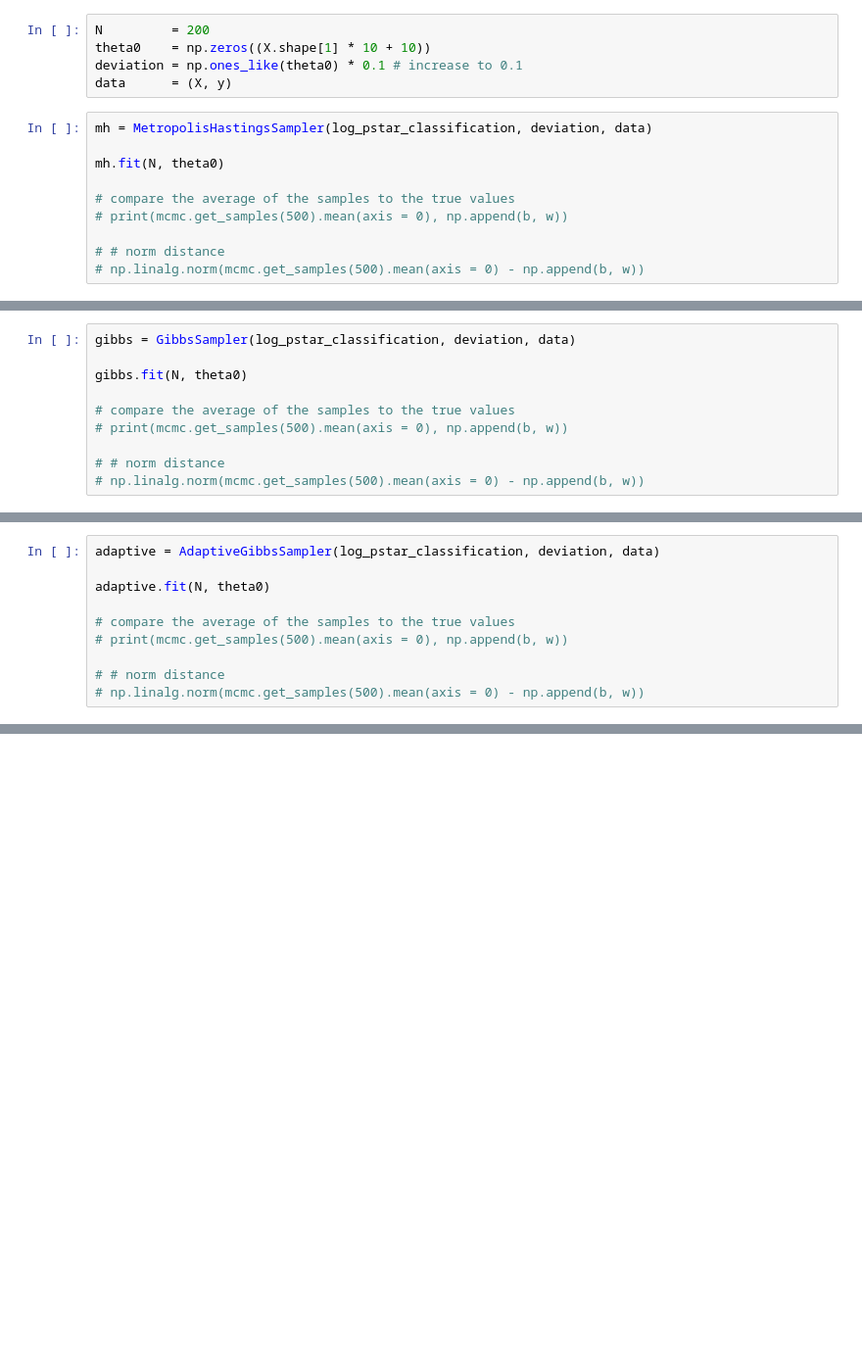
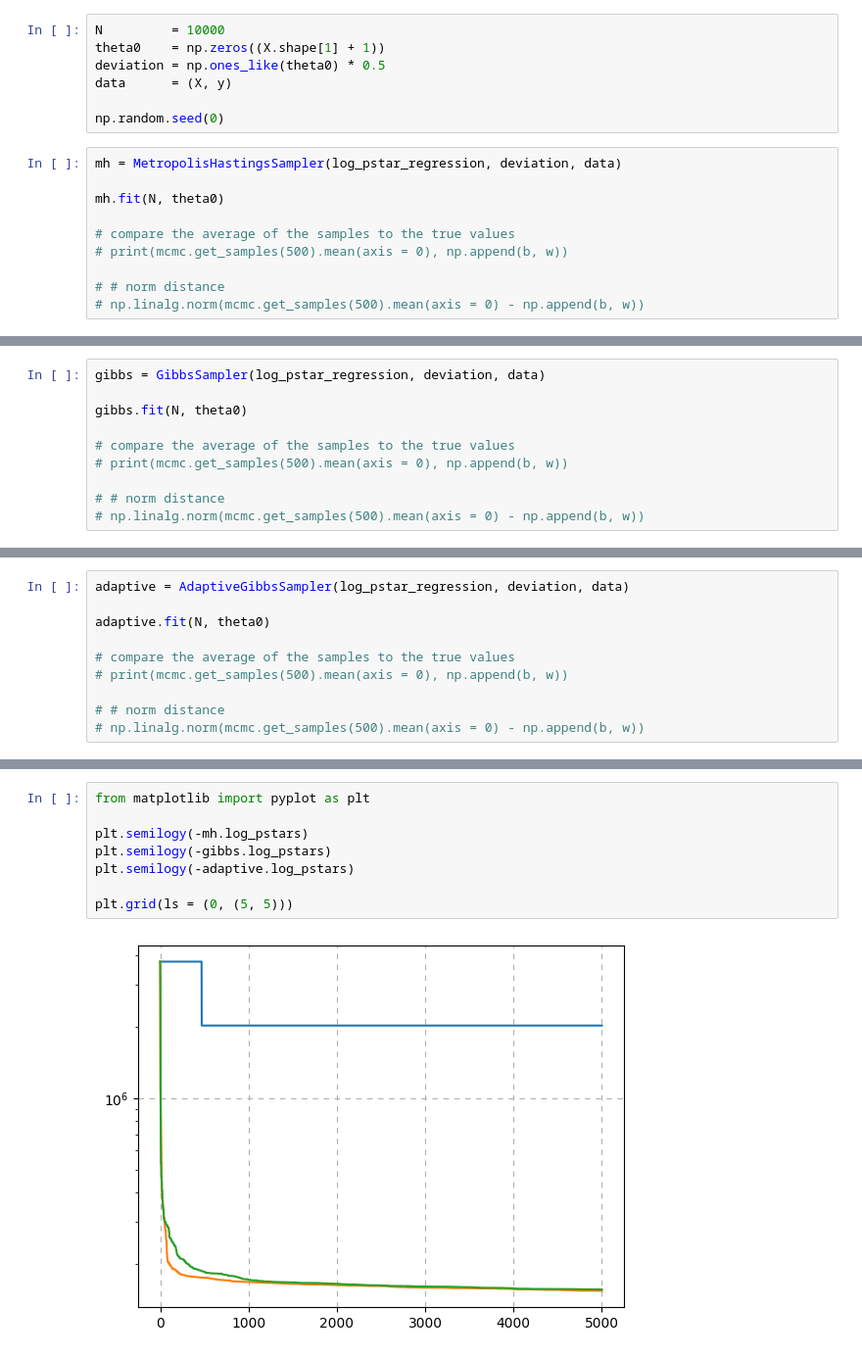
Before and after one commit to jordan-wei-taylor/mcmc, a Jupyter notebook: wip.ipynb, the cells around one changed output, grey strips where cells are left out. Shown: that part at 98% size. Saved outputs shown, nothing was run; the diff lists cells and outputs as text; blank space fills up the shorter version.

```diff
--- a/wip.ipynb
+++ b/wip.ipynb
@@ -312,10 +14,12 @@ def log_pstar_regression(theta, data, noise_deviation = 0.2, **kwargs):
 # %%
-N         = 200
-theta0    = np.zeros((X.shape[1] * 10 + 10))
-deviation = np.ones_like(theta0) * 0.1 # increase to 0.1
+N         = 10000
+theta0    = np.zeros((X.shape[1] + 1))
+deviation = np.ones_like(theta0) * 0.5
 data      = (X, y)
+
+np.random.seed(0)
 # %%
-mh = MetropolisHastingsSampler(log_pstar_classification, deviation, data)
+mh = MetropolisHastingsSampler(log_pstar_regression, deviation, data)
 
 mh.fit(N, theta0)
 
@@ -334,5 +46,5 @@ KeyboardInterrupt:
 # %%
-gibbs = GibbsSampler(log_pstar_classification, deviation, data)
+gibbs = GibbsSampler(log_pstar_regression, deviation, data)
 
 gibbs.fit(N, theta0)
 
@@ -359,5 +62,5 @@ iteration | log pstar
 # %%
-adaptive = AdaptiveGibbsSampler(log_pstar_classification, deviation, data)
+adaptive = AdaptiveGibbsSampler(log_pstar_regression, deviation, data)
 
 adaptive.fit(N, theta0)
 
@@ -375,0 +87,10 @@ KeyboardInterrupt:
+# %%
+from matplotlib import pyplot as plt
+
+plt.semilogy(-mh.log_pstars)
+plt.semilogy(-gibbs.log_pstars)
+plt.semilogy(-adaptive.log_pstars)
+
+plt.grid(ls = (0, (5, 5)))
+# %% [output]
+[figure, added]
```
Also changed, not shown: parts of 8 cells of this notebook, 4 other files.
